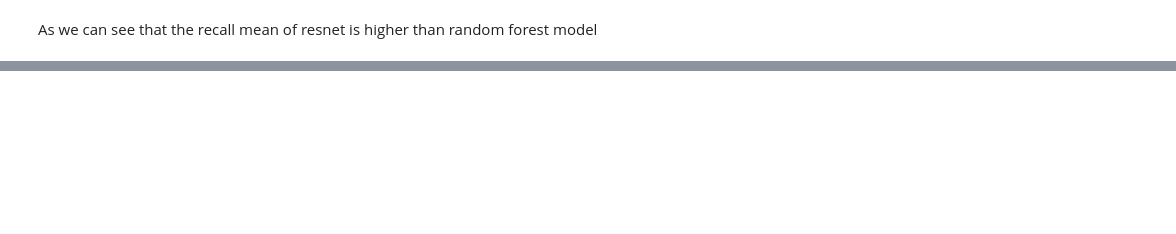
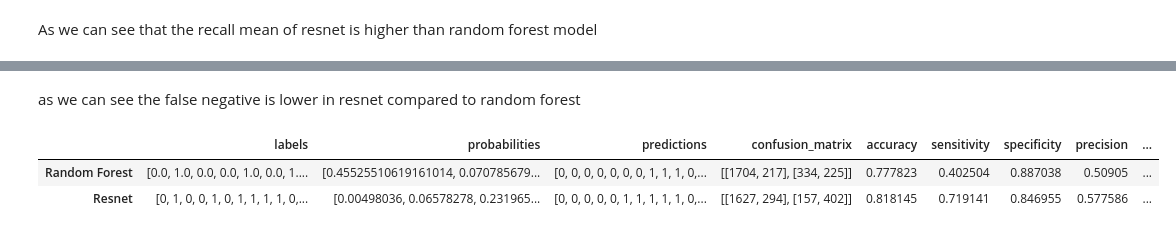
Before and after one commit to faizr206/Assignment1_MedicalImaging, a Jupyter notebook: Assignment1_Faiz.ipynb, the cells around one changed output, grey strips where cells are left out. Saved outputs shown, nothing was run; the diff lists cells and outputs as text; code cells hidden in the pictures; blank space fills up the shorter version.

```diff
--- a/Assignment1_Faiz.ipynb
+++ b/Assignment1_Faiz.ipynb
@@ -1049,20 +983,19 @@ As we can see, the previous model (without weight loss adjustment) got 0.49 on t
 # %% [markdown]
 ### Run on 3 seeds
 # %%
-THREE_SEEDS = [1, 2, 3]
-resnet_histories = [
-    train_model(resnet_model, epochs=5, learning_rate=1e-4, weight_decay=1e-4, pos_weight=pos_weight, checkpoint_path=f'model_weight/best_model_{seed}.pth', seed=seed)
-    for seed in THREE_SEEDS
-]
+# THREE_SEEDS = [1, 2, 3]
+# resnet_histories = []
 
-for i in range(len(THREE_SEEDS)):
-    temp_resnet_model = make_resnet50()
-    # train_model(temp_resnet_model, epochs=5, learning_rate=1e-4, weight_decay=1e-4, checkpoint_path=f'model_weight/best_model_{seed}.pth', seed=seed)
+# for seed in THREE_SEEDS:
+#     temp_resnet_model = make_resnet50()
+#     resnet_histories.append(train_model(temp_resnet_model, epochs=5, learning_rate=1e-4, weight_decay=1e-4, pos_weight=pos_weight, checkpoint_path=f'model_weight/best_model_{seed}.pth', seed=seed))
 
-    plt.plot(resnet_histories[i]["train"], marker="o", label="Training")
-    plt.plot(resnet_histories[i]["validation"], marker="o", label="Validation")
-    plt.xlabel("Epoch")
-    plt.ylabel("Weighted BCE loss")
-    plt.title("Resnet learning curves")
-    plt.legend()
-    plt.show()
+
+# for i in range(len(THREE_SEEDS)):
+#     plt.plot(resnet_histories[i]["train"], marker="o", label="Training")
+#     plt.plot(resnet_histories[i]["validation"], marker="o", label="Validation")
+#     plt.xlabel("Epoch")
+#     plt.ylabel("Weighted BCE loss")
+#     plt.title("Resnet learning curves")
+#     plt.legend()
+#     plt.show()
@@ -1130,0 +1073,9 @@ As we can see that the recall mean of resnet is higher than random forest model
+# %% [markdown]
+as we can see the false negative is lower in resnet compared to random forest
+# %%
+results_df = pd.DataFrame({"Random Forest": rf_results[0], "Resnet": resnet_results[0]}).T
+results_df
+# %% [output]
+|  | labels | probabilities | predictions | confusion_matrix | accuracy | sensitivity | specificity | precision | ... |
+| Random Forest | [0.0, 1.0, 0.0, 0.0, 1.0, 0.0, 1.... | [0.45525510619161014, 0.070785679... | [0, 0, 0, 0, 0, 0, 0, 1, 1, 1, 0,... | [[1704, 217], [334, 225]] | 0.777823 | 0.402504 | 0.887038 | 0.50905 | ... |
+| Resnet | [0, 1, 0, 0, 1, 0, 1, 1, 1, 1, 0,... | [0.00498036, 0.06578278, 0.231965... | [0, 0, 0, 0, 0, 1, 1, 1, 1, 1, 0,... | [[1627, 294], [157, 402]] | 0.818145 | 0.719141 | 0.846955 | 0.577586 | ... |
```
Also changed, not shown: parts of 29 cells of this notebook, 1 other file.
